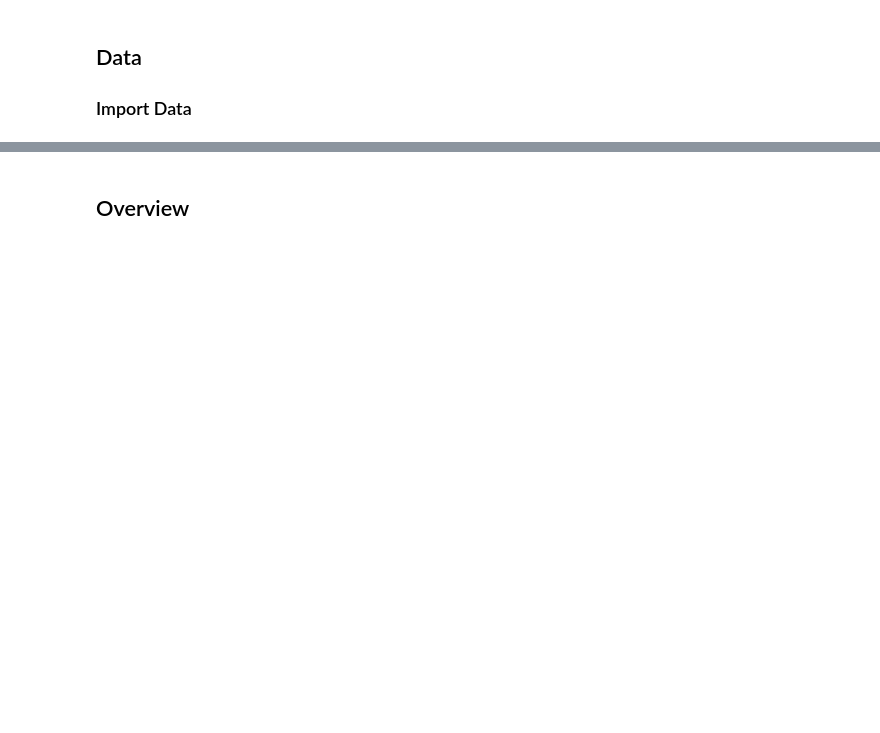
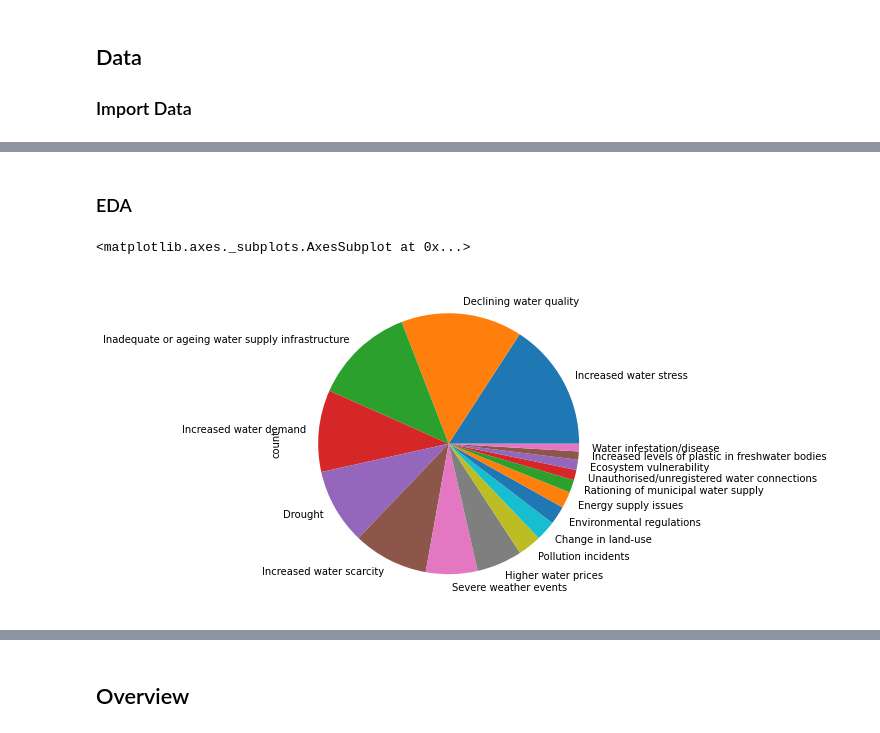
Before and after one commit to karlpolak/MDA-project, a Jupyter notebook: 0 Background research.ipynb, the cells around one changed output, grey strips where cells are left out. Cells and saved outputs as stored; diff of their text form; code cells hidden in the pictures; blank space fills up the shorter version.

Commit message:
modify the bar plots

```diff
--- a/0 Background research.ipynb
+++ b/0 Background research.ipynb
@@ -78,3 +22,0 @@ sum(cities21_df.duplicated(['City','Water security risk drivers']))
-# %%
-df1=pd.crosstab(index=cities21_df['Water security risk drivers'], columns='count').sort_values(by='count',ascending=False)
-df1.head(20)
@@ -475,0 +27,28 @@ risk5_2021.pivot_table(index=['CDP Region'],columns='Water security risk drivers
+# %%
+risk21=cities21_df.rename(columns={'Account Name': 'City'})
+risk21.dropna(subset=['Water security risk drivers'],inplace=True)
+risk21.drop_duplicates(inplace=True)
+
+cities20_df = cities20_df[cities20_df['Question Number'] == '14.2a']\
+    .rename(columns={'Organization': 'City'})
+cities20_df.dropna(subset=['Response Answer'],inplace=True)
+risk20=cities20_df.pivot_table(index=['Account Number', 'City', 'Row Number'],
+                               columns='Column Name',
+                               values='Response Answer',
+                               aggfunc=lambda x: ' '.join(x)).reset_index()
+risk20.drop_duplicates(inplace=True)
+
+cities19_df = cities19_df[
+    cities19_df['Question Name'] ==
+    'Please identify the risks to your city’s water supply as well as the timescale and level of risk.']\
+    .rename(columns={'Organization': 'City'})
+cities19_df.dropna(subset=['Response Answer'],inplace=True)
+risk19=cities19_df.pivot_table(index=['Account Number', 'City', 'Row Number'],
+                               columns='Column Name',
+                               values='Response Answer',
+                               aggfunc=lambda x: ' '.join(x)).reset_index()
+idx=(risk19['Risks']=='Inadequate or ageing infrastructure')
+risk19.loc[idx,'Risks']='Inadequate or ageing water supply infrastructure'
+risk19=risk19.rename(columns={'Risks':'Water security risk drivers'})
+risk19.drop_duplicates(inplace=True)
+risk21.head()
@@ -475,0 +80,14 @@ risk5_2021.pivot_table(index=['CDP Region'],columns='Water security risk drivers
+# %% [markdown]
+### EDA
+# %%
+def countrisk(df):
+    df1=pd.crosstab(index=df['Water security risk drivers'], columns='count').sort_values(by='count',ascending=False)
+    if sum(df1.index.isin(['Question not applicable']))>0:df1.drop('Question not applicable',inplace=True)
+    df1=df1[df1['count']>5]
+    return(df1)
+# %%
+df21=countrisk(risk21)
+df21.plot.pie(y='count',figsize=(6,6),legend=False)
+# %% [output]
+<matplotlib.axes._subplots.AxesSubplot at 0x...>
+[figure, added]
```
Also changed, not shown: parts of 61 cells of this notebook.
